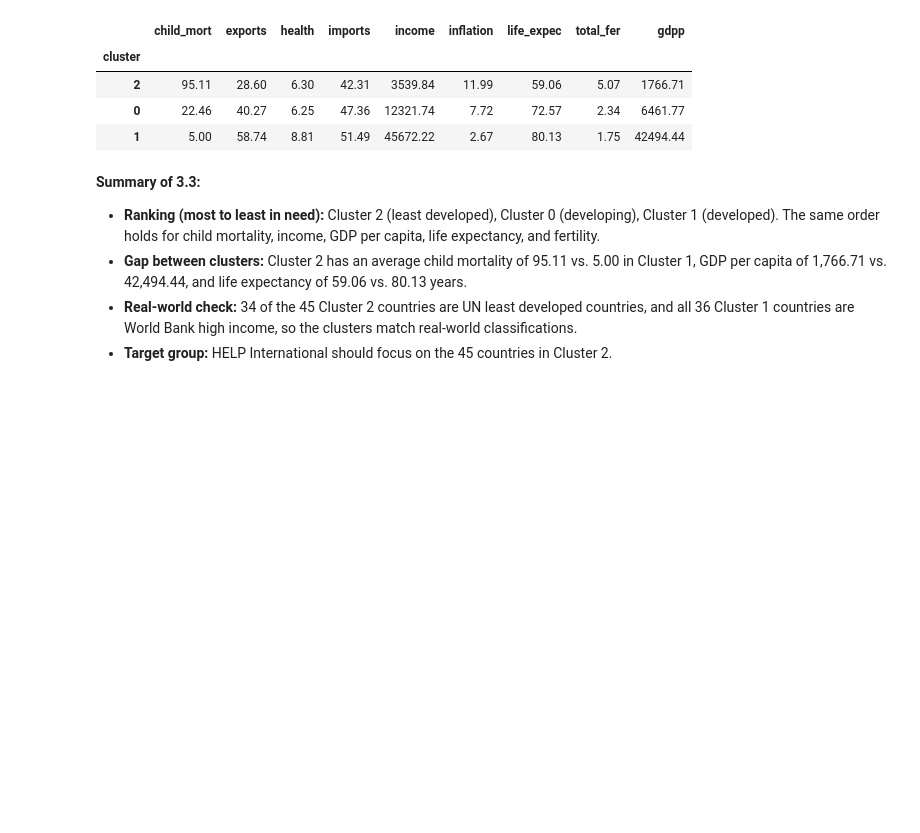
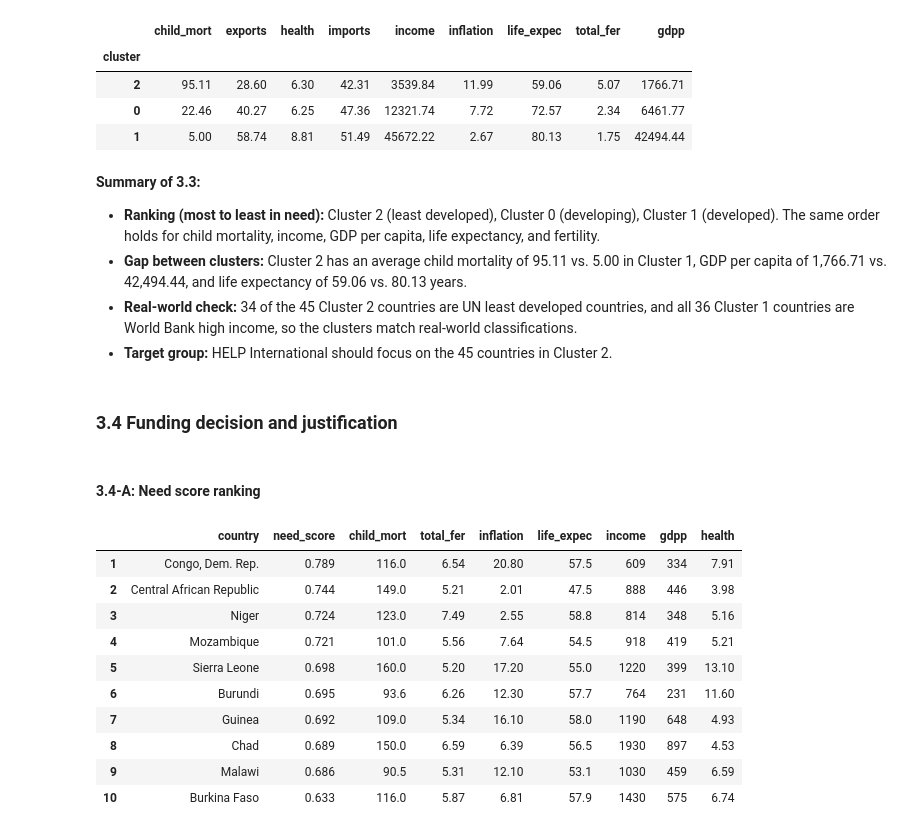
Before and after one commit to AnikaViado/UML_ASG1, a Jupyter notebook: Asg01_Group08_AnikaViado_TroyDelaRosa_VanceCastro_BenThompson.ipynb, the cells around one changed output. Drawn from its saved outputs; the diff is of its cells as text; code cells hidden in the pictures; blank space fills up the shorter version.

Commit message:
Add 3.4A need score ranking

```diff
--- a/Asg01_Group08_AnikaViado_TroyDelaRosa_VanceCastro_BenThompson.ipynb
+++ b/Asg01_Group08_AnikaViado_TroyDelaRosa_VanceCastro_BenThompson.ipynb
@@ -504,3 +504,40 @@ Cluster most in need of aid: 2 (45 countries)
 - **Gap between clusters:** Cluster 2 has an average child mortality of 95.11 vs. 5.00 in Cluster 1, GDP per capita of 1,766.71 vs. 42,494.44, and life expectancy of 59.06 vs. 80.13 years.
 - **Real-world check:** 34 of the 45 Cluster 2 countries are UN least developed countries, and all 36 Cluster 1 countries are World Bank high income, so the clusters match real-world classifications.
 - **Target group:** HELP International should focus on the 45 countries in Cluster 2.
+# %% [markdown]
+### 3.4 Funding decision and justification
+# %% [markdown]
+#### 3.4-A: Need score ranking
+# %%
+# What: sets whether a higher or lower value means more need for each feature (exports and imports are left out).
+# Why: the score must know that high child mortality is bad but high life expectancy is good.
+need_direction = {
+    'child_mort': 1, 'total_fer': 1, 'inflation': 1,
+    'life_expec': -1, 'income': -1, 'gdpp': -1, 'health': -1
+}
+
+# What: ranks each country within the cluster on each feature as a percentile from 0 to 1.
+# Why: puts all features on the same scale, so extreme values don't dominate.
+ranks = pd.DataFrame(index=aid_countries.index)
+for col, direction in need_direction.items():
+    ranks[col] = aid_countries[col].rank(pct=True, ascending=(direction == 1))
+
+# What: averages the percentiles into one need score and sorts countries from most to least in need.
+# Why: 45 countries are too many to fund, so this shows which need help most.
+aid_countries['need_score'] = ranks.mean(axis=1).round(3)
+aid_ranked = aid_countries.sort_values('need_score', ascending=False).reset_index(drop=True)
+aid_ranked.index += 1
+
+aid_ranked[['country', 'need_score'] + list(need_direction)].head(10)
+# %% [output]
+|  | country | need_score | child_mort | total_fer | inflation | life_expec | income | gdpp | health |
+| 1 | Congo, Dem. Rep. | 0.789 | 116.0 | 6.54 | 20.80 | 57.5 | 609 | 334 | 7.91 |
+| 2 | Central African Republic | 0.744 | 149.0 | 5.21 | 2.01 | 47.5 | 888 | 446 | 3.98 |
+| 3 | Niger | 0.724 | 123.0 | 7.49 | 2.55 | 58.8 | 814 | 348 | 5.16 |
+| 4 | Mozambique | 0.721 | 101.0 | 5.56 | 7.64 | 54.5 | 918 | 419 | 5.21 |
+| 5 | Sierra Leone | 0.698 | 160.0 | 5.20 | 17.20 | 55.0 | 1220 | 399 | 13.10 |
+| 6 | Burundi | 0.695 | 93.6 | 6.26 | 12.30 | 57.7 | 764 | 231 | 11.60 |
+| 7 | Guinea | 0.692 | 109.0 | 5.34 | 16.10 | 58.0 | 1190 | 648 | 4.93 |
+| 8 | Chad | 0.689 | 150.0 | 6.59 | 6.39 | 56.5 | 1930 | 897 | 4.53 |
+| 9 | Malawi | 0.686 | 90.5 | 5.31 | 12.10 | 53.1 | 1030 | 459 | 6.59 |
+| 10 | Burkina Faso | 0.633 | 116.0 | 5.87 | 6.81 | 57.9 | 1430 | 575 | 6.74 |
```
